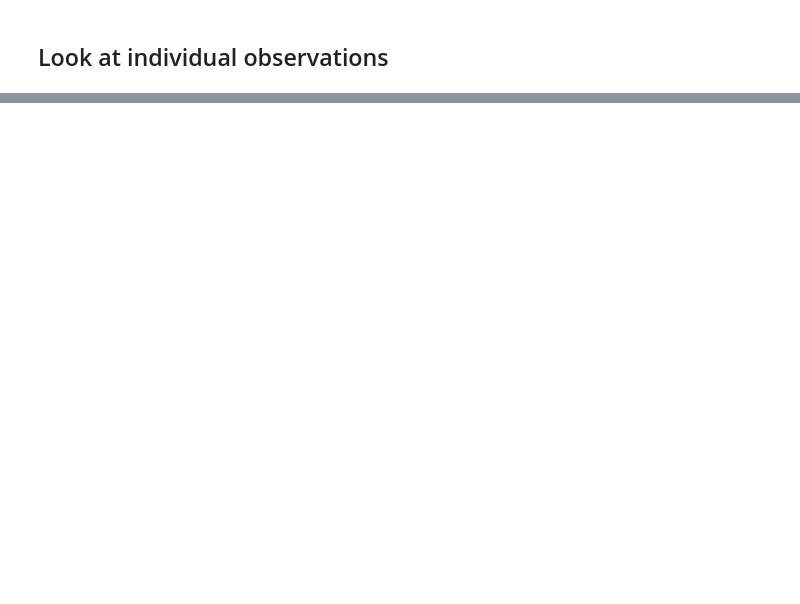
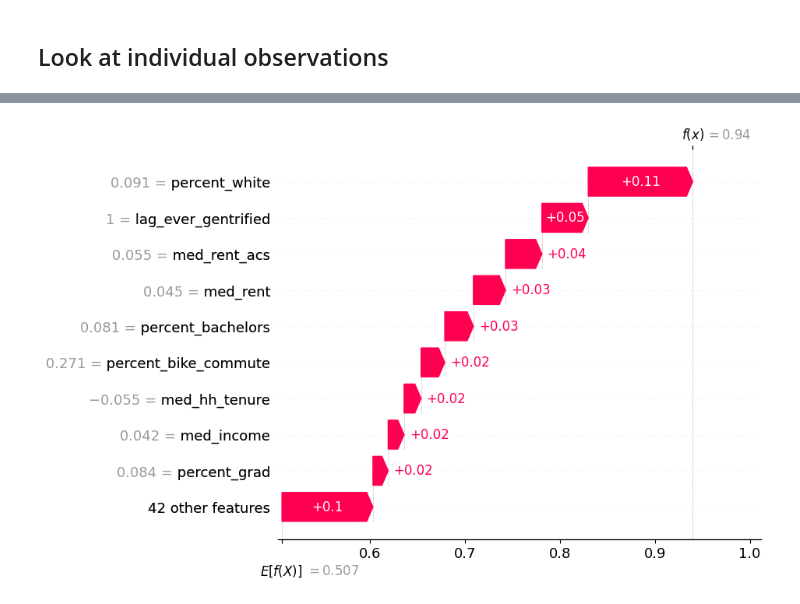
Before and after one commit to khyateed/forecasting-gentrification-nyc, a Jupyter notebook: modeling.ipynb, the cells around one changed output, grey strips where cells are left out. Saved outputs shown, nothing was run; the diff lists cells and outputs as text; code cells hidden in the pictures; blank space fills up the shorter version.

```diff
--- a/modeling.ipynb
+++ b/modeling.ipynb
@@ -251,0 +283,5 @@ shap.plots.waterfall(shap_class1_values[3])
+# %%
+# Bushwick - 36047044300
+shap.plots.waterfall(shap_class1_values[762])
+# %% [output]
+[figure, added]
```
Also changed, not shown: parts of 20 cells of this notebook.
